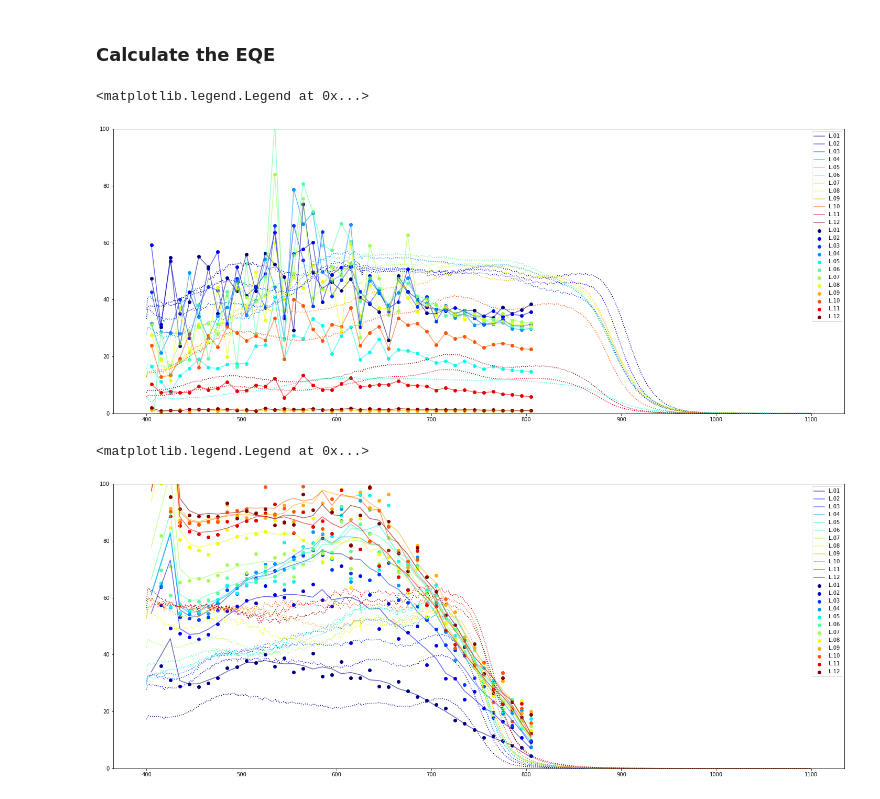
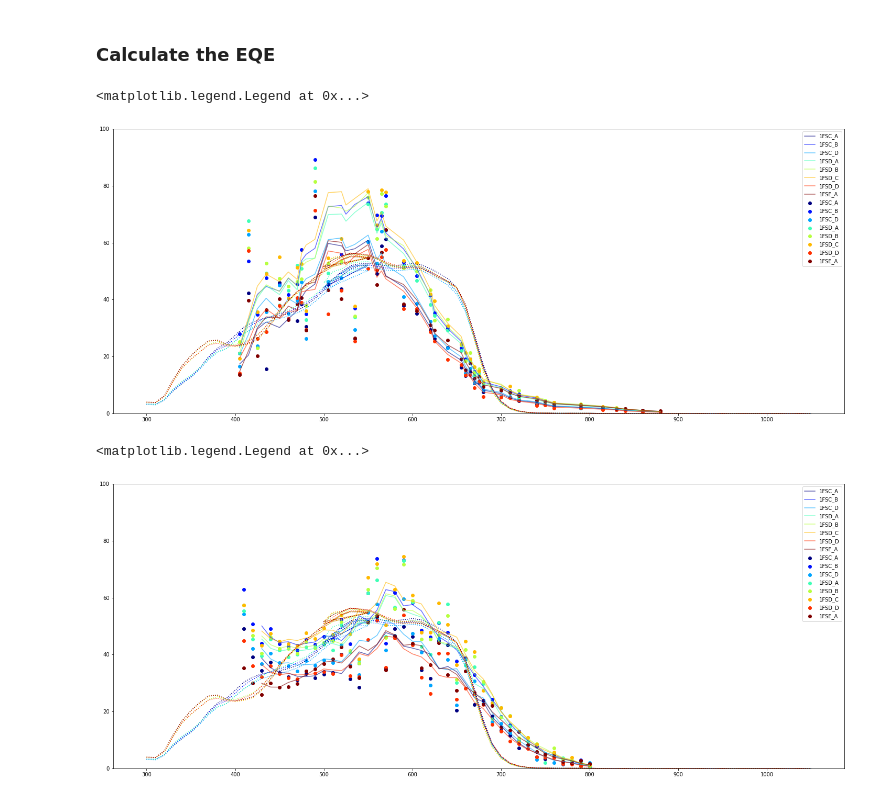
Before and after one commit to mcasademont9/SOLS-EQE, a Jupyter notebook: Low Resolution EQE/LowResEQE_First try.ipynb, the cells around one changed output. Drawn from its saved outputs; the diff is of its cells as text; code cells hidden in the pictures.

Commit message:
new power divwl curves aded

```diff
--- a/Low Resolution EQE/LowResEQE_First try.ipynb
+++ b/Low Resolution EQE/LowResEQE_First try.ipynb
@@ -52,7 +52,7 @@ def counts_to_irradiance(flame_data, integration_time, k_filepath):
 # In this section we will import all the rainbow measurements of
 # a certain device folder and search for the red and blue sweep if they are available.
 
-device_foldername = '0914Th7BM1'   # First of all name the device folder name:
+device_foldername =  'PM6_IO-4Cl'  # First of all name the device folder name:  'ThY6'
 
 device_foldername_list = os.listdir(os.path.join(os.getcwd(), 'RainbowMeasures'))
 
@@ -283,35 +296,56 @@ BS_power_divwl = np.loadtxt('MCV.211028.1Sun210930_divwl.vs.power.calibration.Po
+# %%
+calib_folder = 'Power_vs_DivWL_calibrations'
+
+
+# RS_power_divwl = np.loadtxt(os.path.join(calib_folder,'MCV.211028.1Sun210930_divwl.vs.power.calibration.Power_Calibration_Red Sweep Opening.txt'), skiprows=1)
+# BS_power_divwl = np.loadtxt(os.path.join(calib_folder,'MCV.211028.1Sun210930_divwl.vs.power.calibration.Power_Calibration_Blue Sweep Opening.txt'), skiprows=1)
+
+# RS_power_divwl = np.loadtxt(os.path.join(calib_folder,'MCV.211118.DivWLpowerCalibration.211118.Power_Calibration_Red Sweep Opening.txt'), skiprows=1)
+# BS_power_divwl = np.loadtxt(os.path.join(calib_folder,'MCV.211118.DivWLpowerCalibration.211118.Power_Calibration_Blue Sweep Opening.txt'), skiprows=1)
+
+# RS_power_divwl = np.loadtxt(os.path.join(calib_folder,'MCV.211118.DivWLpowerCalibration.211118.Power_Calibration_Red Sweep Closing.txt'), skiprows=1)
+# BS_power_divwl = np.loadtxt(os.path.join(calib_folder,'MCV.211118.DivWLpowerCalibration.211118.Power_Calibration_Blue Sweep Closing.txt'), skiprows=1)
+
+RS_power_divwl = np.loadtxt(os.path.join(calib_folder,'MCV.211118.DivWLpowerCalibration.211118_m2.Power_Calibration_Red Sweep Opening.txt'), skiprows=1)
+BS_power_divwl = np.loadtxt(os.path.join(calib_folder,'MCV.211118.DivWLpowerCalibration.211118_m2.Power_Calibration_Blue Sweep Opening.txt'), skiprows=1)
+
+# RS_power_divwl = np.loadtxt(os.path.join(calib_folder,'MCV.211118.DivWLpowerCalibration.211118_m2.Power_Calibration_Red Sweep Closing.txt'), skiprows=1)
+# BS_power_divwl = np.loadtxt(os.path.join(calib_folder,'MCV.211118.DivWLpowerCalibration.211118_m2.Power_Calibration_Blue Sweep Closing.txt'), skiprows=1)
 # %% [markdown]
 ### Calculate the EQE
+# %%
+RS_central_wl = [405, 415, 425, 435, 450, 460, 470, 475, 480, 490, 505, 520, 525, 535, 550, 560, 565, 570, 590, 605, 620, 625, 640, 655, 660, 665, 670, 675, 680, 700, 710, 720, 740, 750, 760, 790, 815, 830, 840, 860, 880]
 # %%
 fig, ax = plt.subplots(figsize=(25,10))
 colors = plt.cm.jet(np.linspace(0,1,len(RS_EQE_megaarray[0,0,:])))
 for i in range(len(RS_EQE_megaarray[0,0,:])):
     for j in range(len(RS_measure_megaarray[:,0,0])-1): # We loop through all the dividing wavelength measured
         actual_wl_min = RS_measure_megaarray[j+1,0,i]
         actual_wl_max = RS_measure_megaarray[j,0,i]
-        actual_wl = (actual_wl_min+actual_wl_max)/2
-        actual_power_diff = 1.5*abs(RS_power_divwl[closest_indx(RS_power_divwl[:,0],actual_wl_max), 2]-RS_power_divwl[closest_indx(RS_power_divwl[:,0], actual_wl_min),2])
+        #actual_wl = (actual_wl_min+actual_wl_max)/2
+        actual_wl = RS_central_wl[j]
+        actual_power_diff = 1*abs(RS_power_divwl[closest_indx(RS_power_divwl[:,0],actual_wl_max), 2]-RS_power_divwl[closest_indx(RS_power_divwl[:,0], actual_wl_min),2])
         actual_Jsc_diff = RS_measure_megaarray[j+1,2,i]-RS_measure_megaarray[j,2,i]
         actual_EQE = 100*(actual_Jsc_diff/1.6e-19)/(actual_power_diff*actual_wl/1240/1.6e-19)
         actual_calculated_EQE = np.array([actual_wl, actual_EQE, actual_power_diff, actual_Jsc_diff])
         try:
             calculated_EQE
         except NameError:
             calculated_EQE = actual_calculated_EQE
         else:
             calculated_EQE = np.vstack((calculated_EQE, actual_calculated_EQE))
     RS_calculated_EQE = calculated_EQE
     del calculated_EQE
 
-    ax.plot(RS_calculated_EQE[:,0], smooth(RS_calculated_EQE[:,1],1), label=RS_cellname[i], color = colors[i], alpha = 0.6)
+    ax.plot(RS_calculated_EQE[:,0], smooth(RS_calculated_EQE[:,1],5), label=RS_cellname[i], color = colors[i], alpha = 0.6)
     ax.scatter(RS_calculated_EQE[:,0], RS_calculated_EQE[:,1], label=RS_cellname[i], color = colors[i])
-    ax.plot(RS_EQE_megaarray[:,0,i], RS_EQE_megaarray[:,1,i], color = colors[i], linestyle = 'dotted')
+    ax.plot(RS_EQE_megaarray[:,0,i], RS_EQE_megaarray[:,3,i], color = colors[i], linestyle = 'dotted')
 plt.ylim(0,100)
 #plt.xlim(400,810)
 plt.legend()
 # %% [output]
 <matplotlib.legend.Legend at 0x...>
-[figure, old version]
+[figure, new version]
 # %%
 fig, ax = plt.subplots(figsize=(25,10))
 colors = plt.cm.jet(np.linspace(0,1,len(BS_EQE_megaarray[0,0,:])))
@@ -320,6 +354,7 @@ for i in range(len(BS_EQE_megaarray[0,0,:])):
         actual_wl_min = BS_measure_megaarray[j+1,0,i]
         actual_wl_max = BS_measure_megaarray[j,0,i]
         actual_wl = (actual_wl_min+actual_wl_max)/2
+        #actual_wl = RS_central_wl[j]
         actual_power_diff = 1*abs(BS_power_divwl[closest_indx(BS_power_divwl[:,0],actual_wl_max), 2]-BS_power_divwl[closest_indx(BS_power_divwl[:,0], actual_wl_min),2])
         actual_Jsc_diff = BS_measure_megaarray[j+1,2,i]-BS_measure_megaarray[j,2,i]
         actual_EQE = 100*(actual_Jsc_diff/1.6e-19)/(actual_power_diff*actual_wl/1240/1.6e-19)
@@ -334,10 +369,10 @@ for i in range(len(BS_EQE_megaarray[0,0,:])):
     del calculated_EQE
     ax.plot(BS_calculated_EQE[:,0], -smooth(BS_calculated_EQE[:,1],5), label=BS_cellname[i], color = colors[i], alpha = 0.6)
     ax.scatter(BS_calculated_EQE[:,0], -BS_calculated_EQE[:,1], label=BS_cellname[i], color = colors[i])
-    ax.plot(BS_EQE_megaarray[:,0,i], BS_EQE_megaarray[:,1,i], color = colors[i], linestyle = 'dotted')
+    ax.plot(BS_EQE_megaarray[:,0,i], BS_EQE_megaarray[:,3,i], color = colors[i], linestyle = 'dotted')
 plt.ylim(0,100)
 #plt.xlim(400,810)
 plt.legend()
 # %% [output]
 <matplotlib.legend.Legend at 0x...>
-[figure, old version]
+[figure, new version]
```
Also changed, not shown: parts of 3 cells of this notebook, 12 other files.
